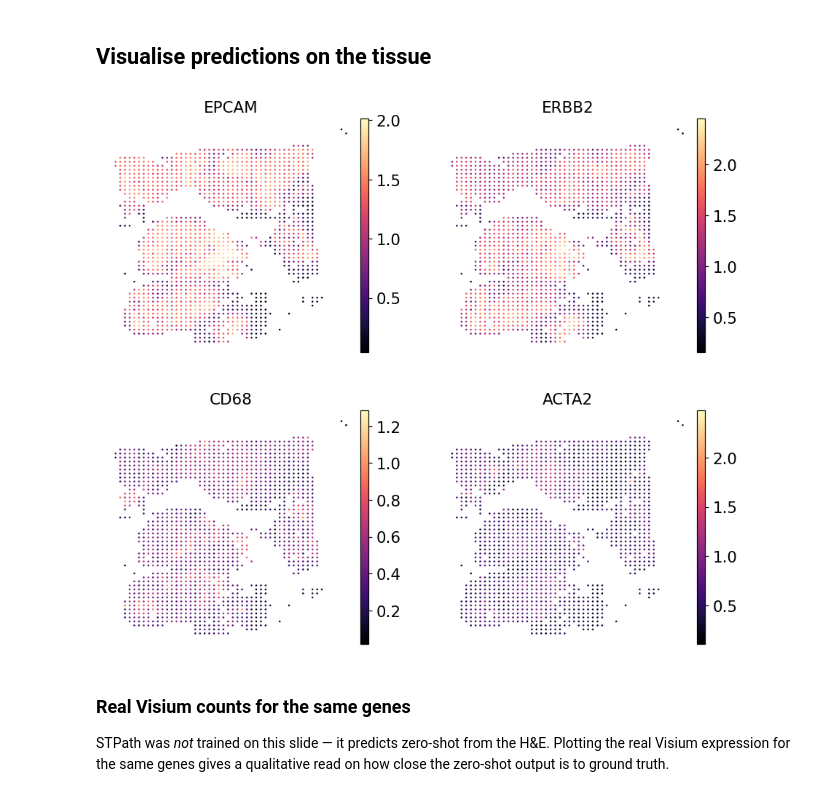
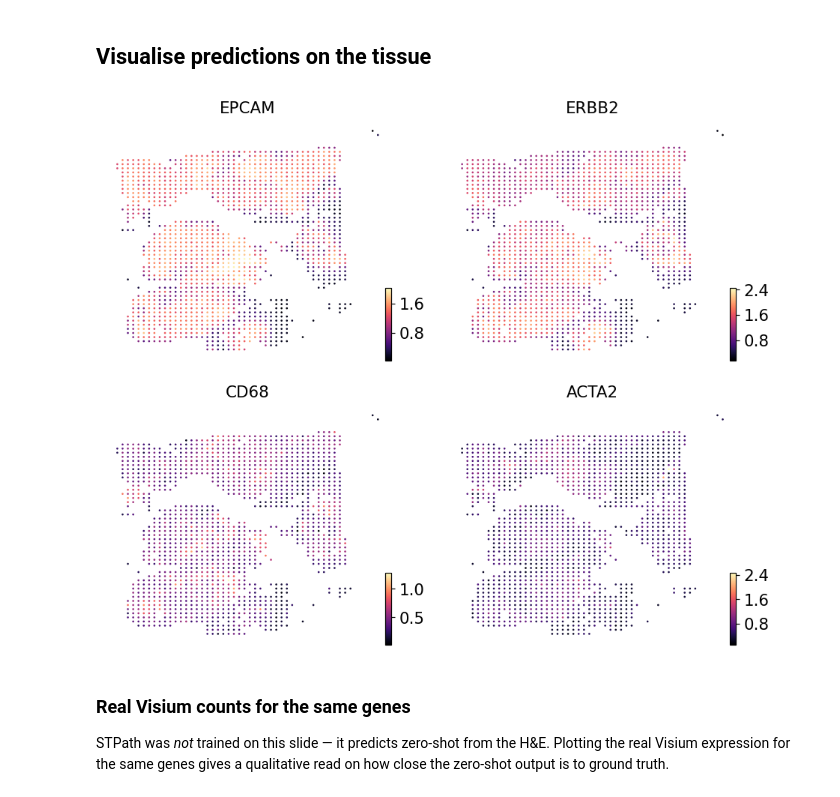
Before and after one commit to DBinary/omicverse-tutorials, a Jupyter notebook: docs/Tutorials-space/he-zoo/t_histo_stpath.ipynb, the cells around one changed output. Cells and saved outputs as stored; diff of their text form; code cells hidden in the pictures.

```diff
--- a/docs/Tutorials-space/he-zoo/t_histo_stpath.ipynb
+++ b/docs/Tutorials-space/he-zoo/t_histo_stpath.ipynb
@@ -283,12 +283,11 @@ metadata    : {'method': 'stpath', 'fm_backbone': 'gigapath', 'organ': 'Breast',
 # %% [markdown]
 ## Visualise predictions on the tissue
 # %%
-import scanpy as sc
-sc.pl.embedding(pred, basis='spatial',
+ov.pl.embedding(pred, basis='spatial',
                 color=['EPCAM', 'ERBB2', 'CD68', 'ACTA2'],
                 cmap='magma', s=12, ncols=2, frameon=False)
 # %% [output]
-[figure, old version]
+[figure, new version]
 # %% [markdown]
 ### Real Visium counts for the same genes
 
```
Also changed, not shown: parts of 7 cells of this notebook, 4 other files.
